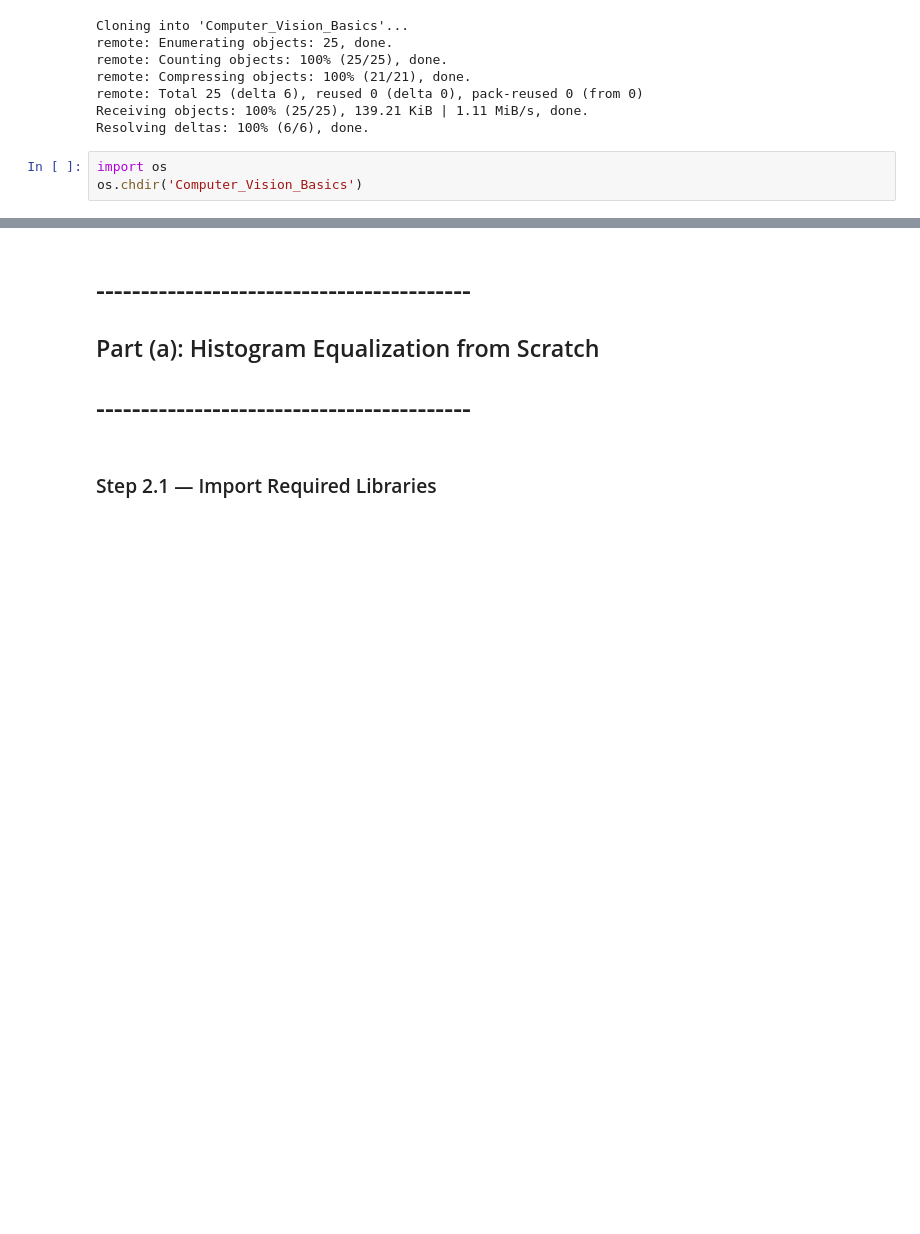
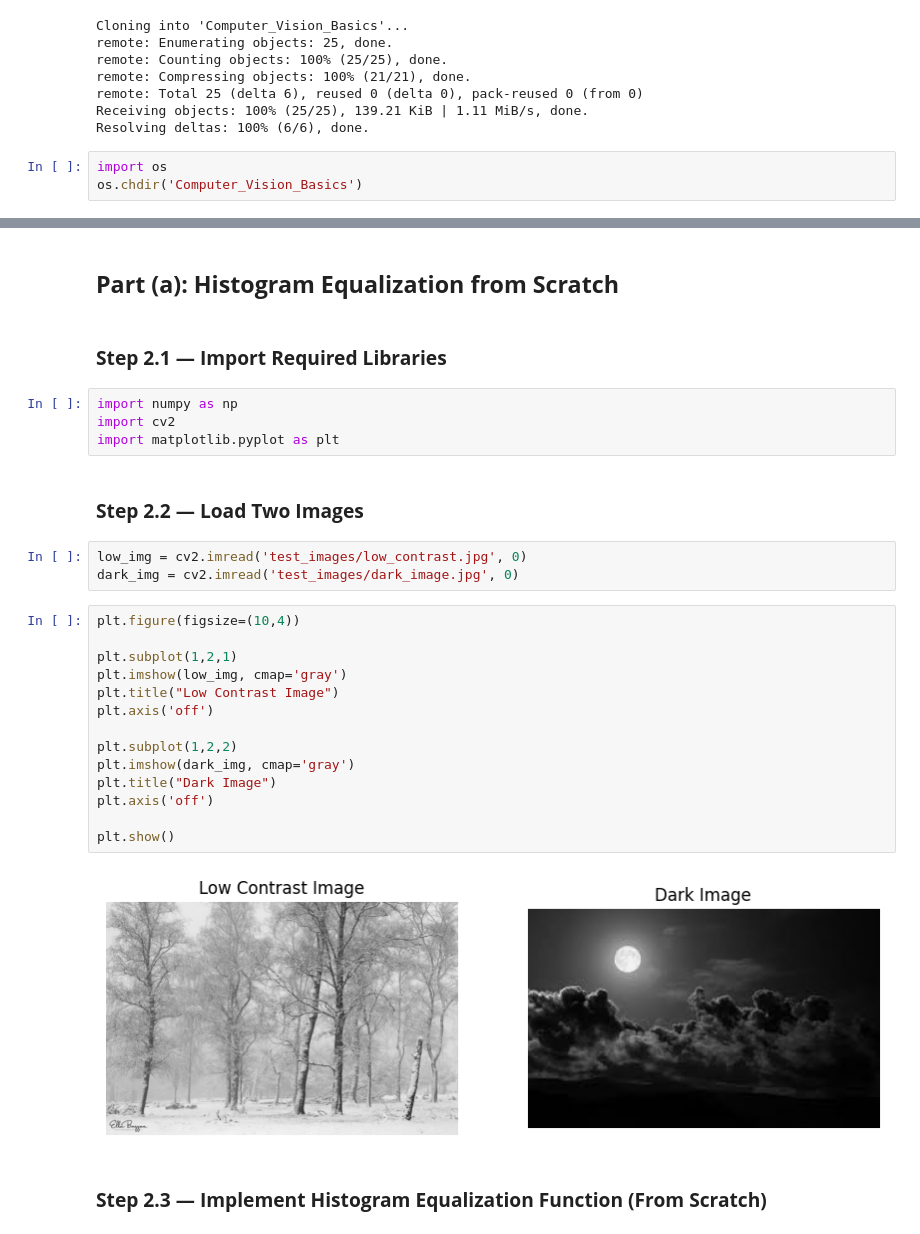
Before and after one commit to Nouman14-ai/Computer_Vision_Basics, a Jupyter notebook: Nouman_22F_3788_A1.ipynb, the cells around one changed output, grey strips where cells are left out. Cells and saved outputs as stored; diff of their text form; blank space fills up the shorter version.

```diff
--- a/Nouman_22F_3788_A1.ipynb
+++ b/Nouman_22F_3788_A1.ipynb
@@ -26,6 +22,31 @@ os.chdir('Computer_Vision_Basics')
 # %% [markdown]
-# ------------------------------------------
-## Part (a): Histogram Equalization from Scratch
-# ------------------------------------------
+## **Part (a): Histogram Equalization from Scratch**
 # %% [markdown]
-### Step 2.1 — Import Required Libraries
+### **Step 2.1 — Import Required Libraries**
+# %%
+import numpy as np
+import cv2
+import matplotlib.pyplot as plt
+# %% [markdown]
+### **Step 2.2 — Load Two Images**
+# %%
+low_img = cv2.imread('test_images/low_contrast.jpg', 0)
+dark_img = cv2.imread('test_images/dark_image.jpg', 0)
+# %%
+plt.figure(figsize=(10,4))
+
+plt.subplot(1,2,1)
+plt.imshow(low_img, cmap='gray')
+plt.title("Low Contrast Image")
+plt.axis('off')
+
+plt.subplot(1,2,2)
+plt.imshow(dark_img, cmap='gray')
+plt.title("Dark Image")
+plt.axis('off')
+
+plt.show()
+# %% [output]
+[figure, added]
+# %% [markdown]
+### **Step 2.3 — Implement Histogram Equalization Function (From Scratch)**
```
Also changed, not shown: parts of 12 cells of this notebook.
